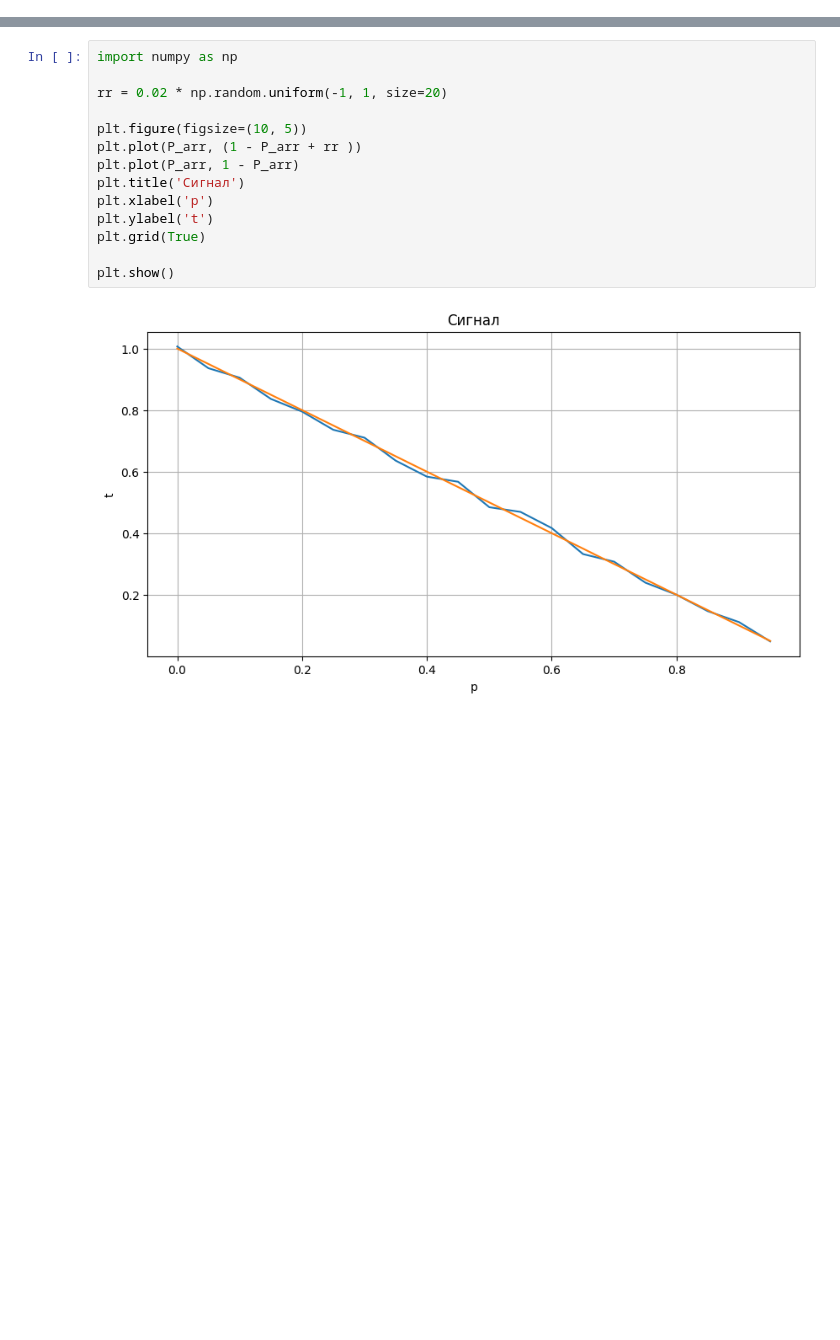
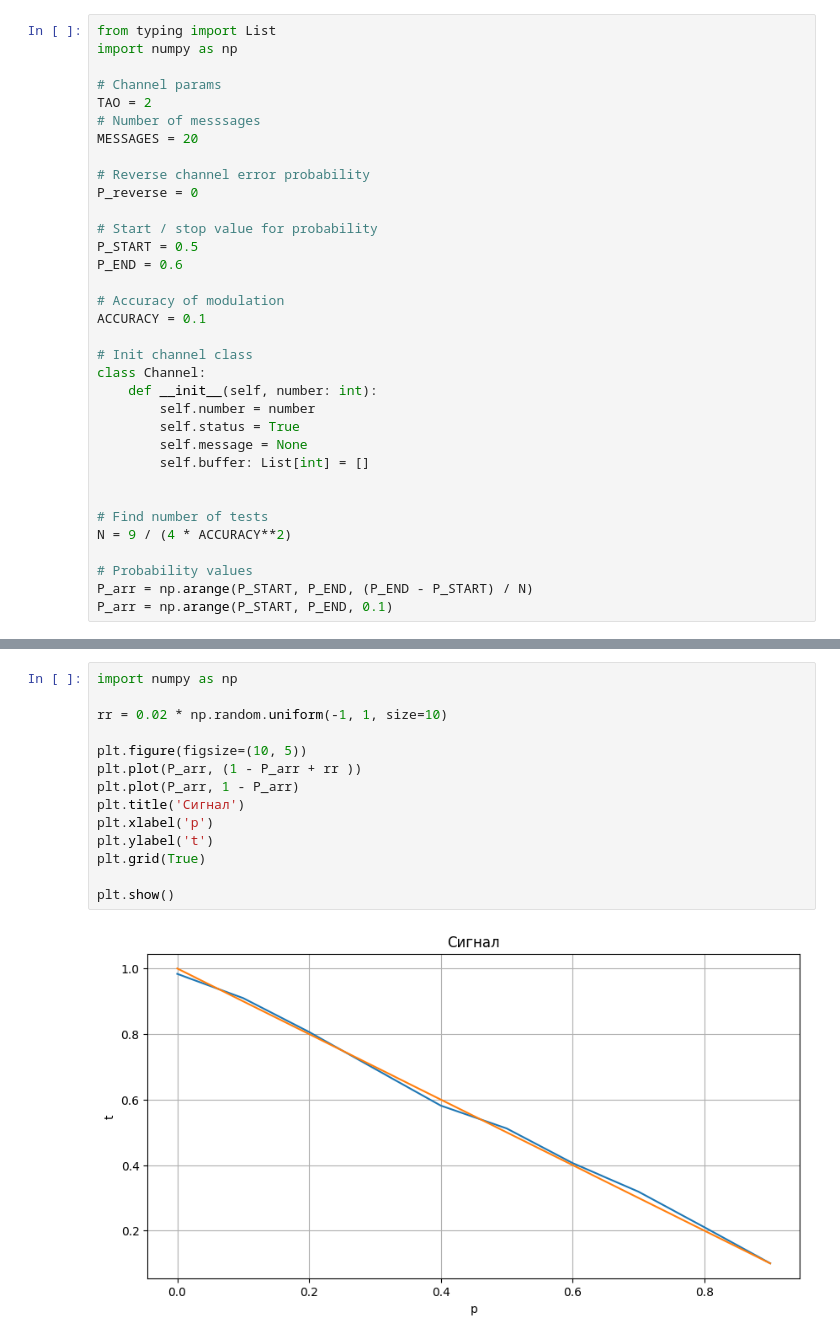
Before and after one commit to Danzo0l/py-laboratory, a Jupyter notebook: Jupyter/infocom_lab2_5.ipynb, the cells around one changed output, grey strips where cells are left out. Saved outputs shown, nothing was run; the diff lists cells and outputs as text; blank space fills up the shorter version.

```diff
--- a/Jupyter/infocom_lab2_5.ipynb
+++ b/Jupyter/infocom_lab2_5.ipynb
@@ -66,0 +1,34 @@ for p in P_arr:
+# %%
+from typing import List
+import numpy as np
+
+# Channel params
+TAO = 2
+# Number of messsages
+MESSAGES = 20
+
+# Reverse channel error probability
+P_reverse = 0
+
+# Start / stop value for probability
+P_START = 0.5
+P_END = 0.6
+
+# Accuracy of modulation
+ACCURACY = 0.1
+
+# Init channel class
+class Channel:
+    def __init__(self, number: int):
+        self.number = number
+        self.status = True
+        self.message = None
+        self.buffer: List[int] = []
+
+
+# Find number of tests
+N = 9 / (4 * ACCURACY**2)
+
+# Probability values
+P_arr = np.arange(P_START, P_END, (P_END - P_START) / N)
+P_arr = np.arange(P_START, P_END, 0.1)
@@ -67,16 +141,16 @@ for p in P_arr:
 # %%
 import numpy as np
 
-rr = 0.02 * np.random.uniform(-1, 1, size=20)
+rr = 0.02 * np.random.uniform(-1, 1, size=10)
 
 plt.figure(figsize=(10, 5))
 plt.plot(P_arr, (1 - P_arr + rr ))
 plt.plot(P_arr, 1 - P_arr)
 plt.title('Сигнал')
 plt.xlabel('p')
 plt.ylabel('t')
 plt.grid(True)
 
 plt.show()
 # %% [output]
-[figure, old version]
+[figure, new version]
```
Also changed, not shown: parts of 3 cells of this notebook.
